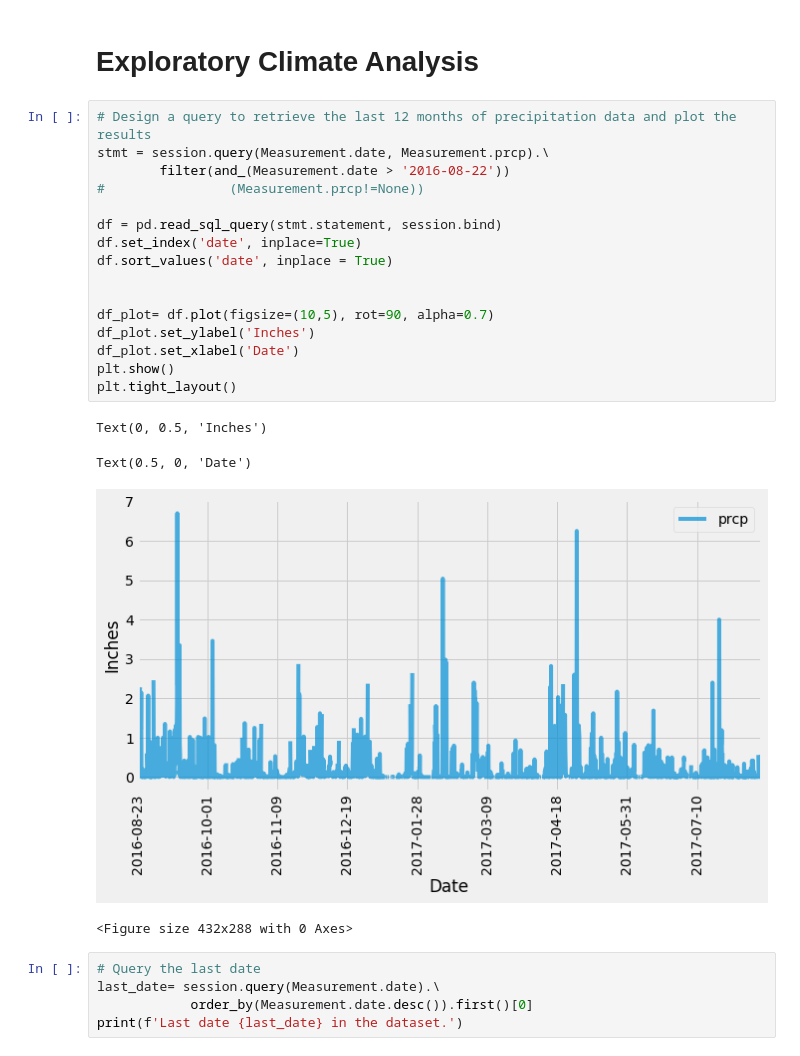
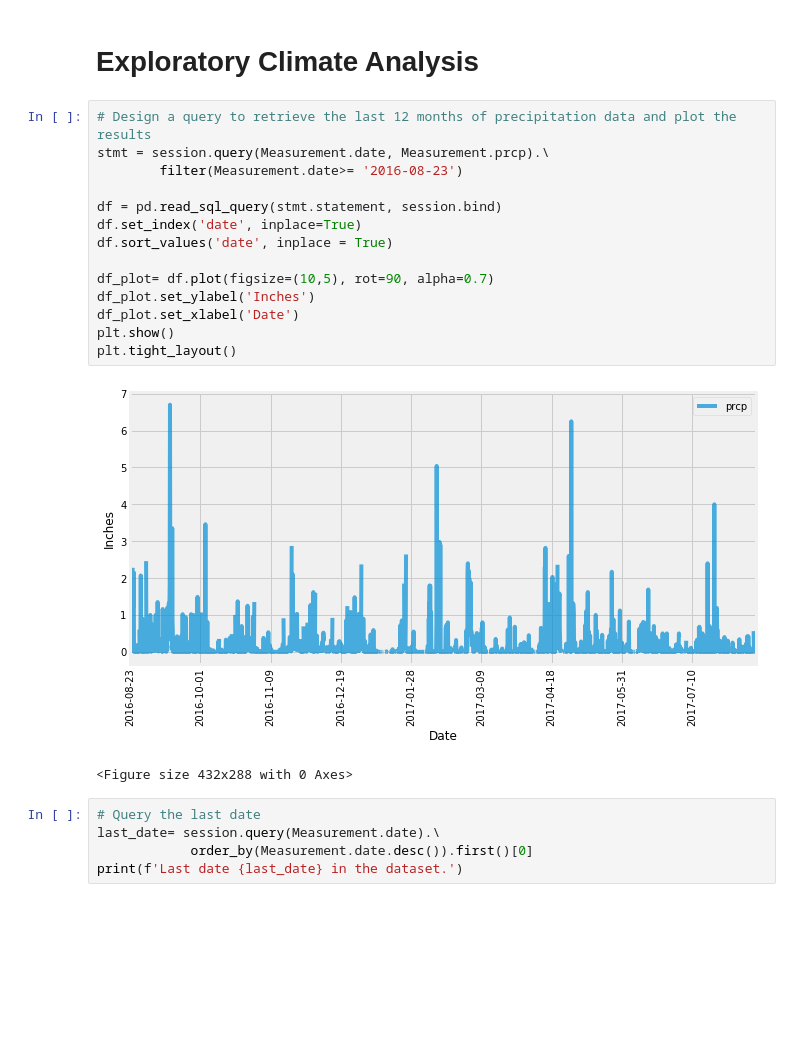
Before and after one commit to Eng-Hisham991/Sqlalchemy-challenge, a Jupyter notebook: climate_starter.ipynb, the cells around one changed output. Saved outputs shown, nothing was run; the diff lists cells and outputs as text; blank space fills up the shorter version.

```diff
--- a/climate_starter.ipynb
+++ b/climate_starter.ipynb
@@ -41,24 +41,20 @@ session= Session(engine)
 # %%
 # Design a query to retrieve the last 12 months of precipitation data and plot the results
 stmt = session.query(Measurement.date, Measurement.prcp).\
-        filter(and_(Measurement.date > '2016-08-22'))
-#                (Measurement.prcp!=None))
+        filter(Measurement.date>= '2016-08-23')
 
 df = pd.read_sql_query(stmt.statement, session.bind)
 df.set_index('date', inplace=True)
 df.sort_values('date', inplace = True)
-
 
 df_plot= df.plot(figsize=(10,5), rot=90, alpha=0.7)
 df_plot.set_ylabel('Inches')
 df_plot.set_xlabel('Date')
 plt.show()
 plt.tight_layout()
 # %% [output]
+[figure, new version]
-Text(0, 0.5, 'Inches')
+<Figure size 432x288 with 0 Axes>
-Text(0.5, 0, 'Date')
-[figure, old version]
-<Figure size 432x288 with 0 Axes>
 # %%
 # Query the last date
 last_date= session.query(Measurement.date).\
```
Also changed, not shown: parts of 13 cells of this notebook, 2 other files.
